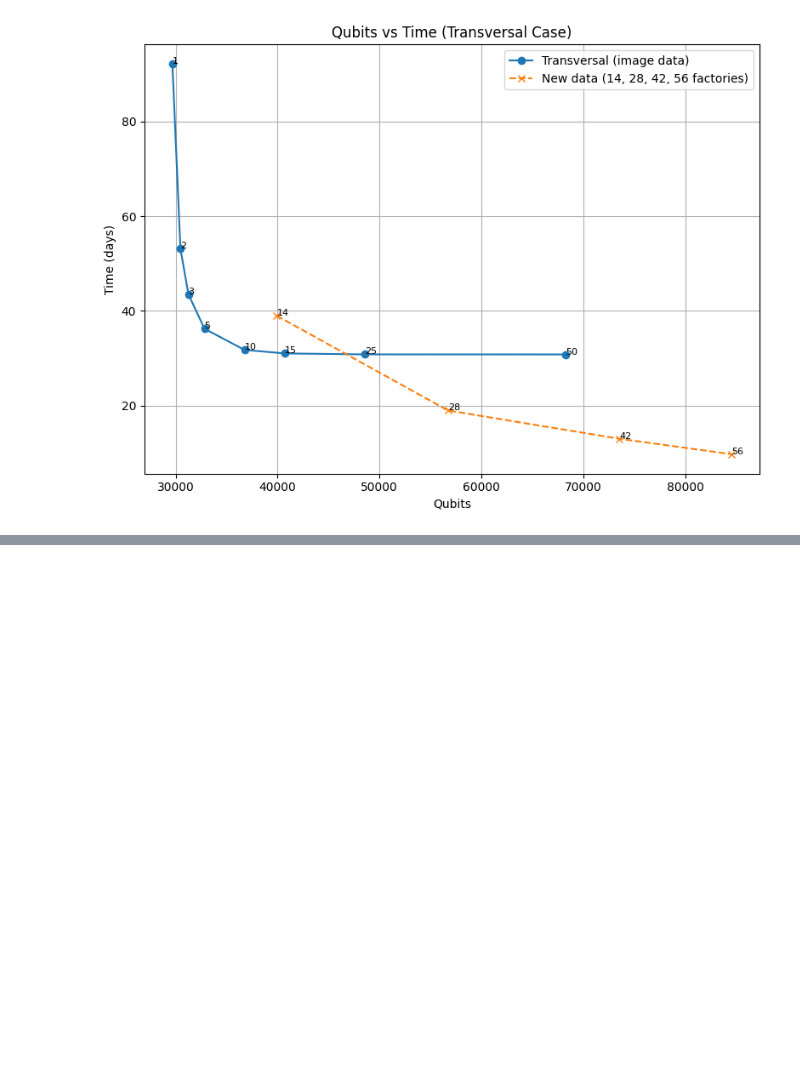
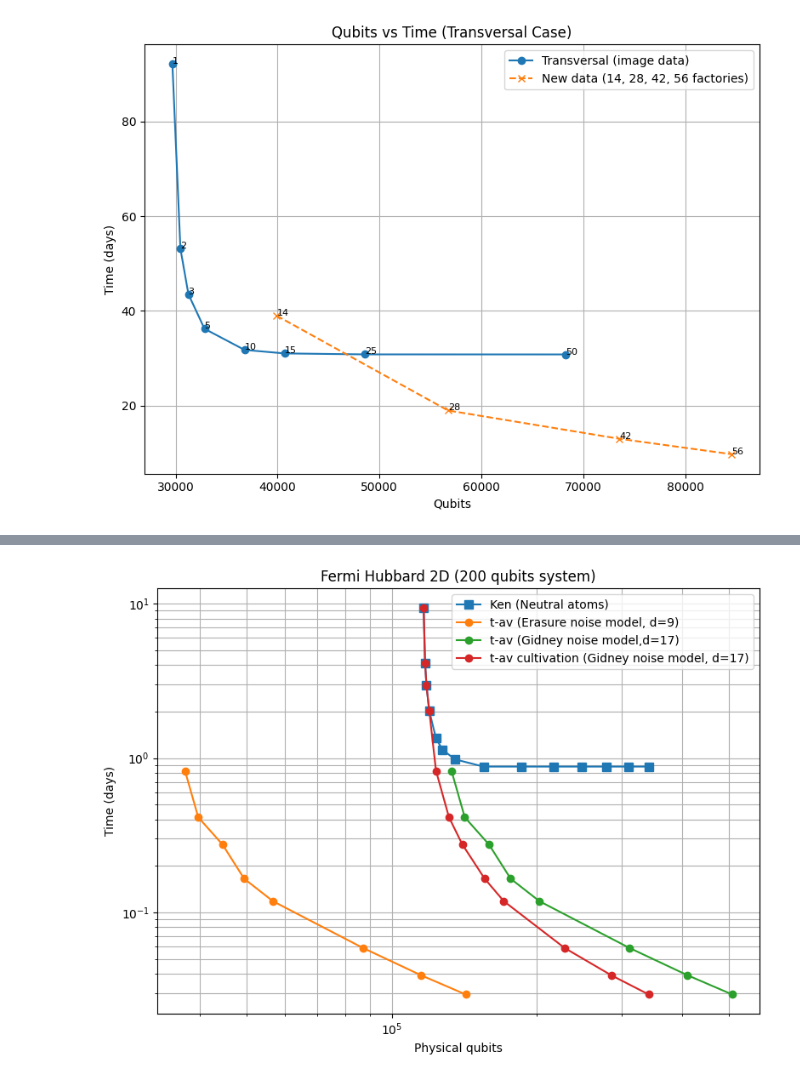
Before and after one commit to NQCP/NQCP-AA-git-zx-compiler, a Jupyter notebook: logical_circuit.ipynb, the cells around one changed output, grey strips where cells are left out. Drawn from its saved outputs; the diff is of its cells as text; code cells hidden in the pictures; blank space fills up the shorter version.

```diff
--- a/logical_circuit.ipynb
+++ b/logical_circuit.ipynb
@@ -667,0 +696,75 @@ plt.show()
+# %%
+import matplotlib.pyplot as plt
+import numpy as np
+
+# ----------------------------
+# Data
+# ----------------------------
+
+# Ken
+ken_x = [116387, 117174, 117961, 119535, 123470, 127405, 135275, 154950]
+ken_y = [9.4, 4.12, 2.95, 2.02, 1.34, 1.13, 0.98, 0.88]
+
+# Distance 9
+# dist9_x = [37260, 39690, 44550, 51840, 56700, 82296, 107568, 132516]
+dist9_x = [37260, 39690, 44550, 49410, 56700, 87156, 114858, 142236]
+
+dist9_y = [0.826388889, 0.413194444, 0.275462963, 0.165277778,
+           0.118055556, 0.058759491, 0.039172917, 0.029379861]
+
+# Distance 17
+# dist17_x = [132940, 141610, 158950, 184960, 202300, 293624, 383792, 472804]
+dist17_x = [132940, 141610, 158950, 176290, 202300, 310964, 409802, 507484]
+dist17_y = [0.826388889, 0.413194444, 0.275462963, 0.165277778,
+            0.118055556, 0.058759491, 0.039172917, 0.029379861]
+
+# Distance 17 cult
+# Added the new beginning points:
+# (116387, 9.4), (117174, 4.12), (117961, 2.95), (119535, 2.02)
+cult17_x = [116387, 117174, 117961, 119535,
+            123470, 131340, 139997, 155737, 170690, 228141, 284805, 340682]
+
+
+cult17_y = [9.4, 4.12, 2.95, 2.02,
+            0.826388889, 0.413194444, 0.275462963, 0.165277778,
+            0.118055556, 0.058759491, 0.039172917, 0.029379861]
+
+# ----------------------------
+# Ken extrapolation
+# Add 6 more points up to 340682 qubits,
+# keeping time fixed at 0.88 days
+# ----------------------------
+ken_extra_x = np.linspace(ken_x[-1], 340682, 7)[1:]
+ken_extra_x = np.round(ken_extra_x).astype(int).tolist()
+ken_extra_y = [0.88] * 6
+
+# Attach extrapolated points to same Ken series
+ken_full_x = ken_x + ken_extra_x
+ken_full_y = ken_y + ken_extra_y
+
+# ----------------------------
+# Plot
+# ----------------------------
+plt.figure(figsize=(8, 6))
+
+plt.plot(ken_full_x, ken_full_y, marker='s', markersize=7, label='Ken (Neutral atoms)')
+plt.plot(dist9_x, dist9_y, marker='o', label='t-av (Erasure noise model, d=9)')
+plt.plot(dist17_x, dist17_y, marker='o', label='t-av (Gidney noise model,d=17)')
+plt.plot(cult17_x, cult17_y, marker='o', label='t-av cultivation (Gidney noise model, d=17)')
+
+plt.xscale("log")
+plt.yscale("log")
+
+plt.xlabel("Physical qubits")
+plt.ylabel("Time (days)")
+plt.title("Fermi Hubbard 2D (200 qubits system)")
+plt.legend()
+
+# Gridlines at all ticks
+plt.minorticks_on()
+plt.grid(True, which='both')
+
+plt.tight_layout()
+plt.show()
+# %% [output]
+[figure, added]
```
Also changed, not shown: parts of 2 cells of this notebook, 13 other files.
